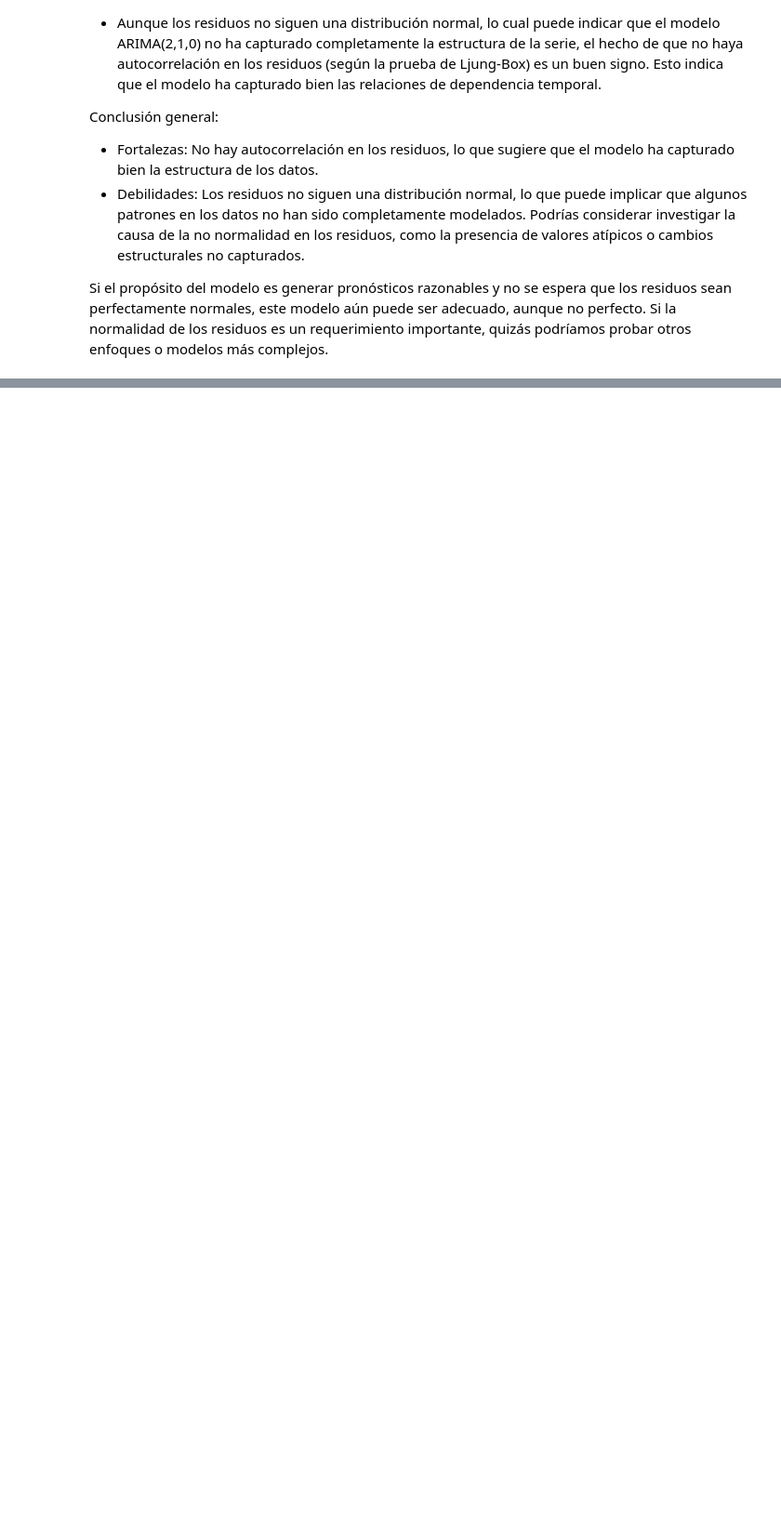
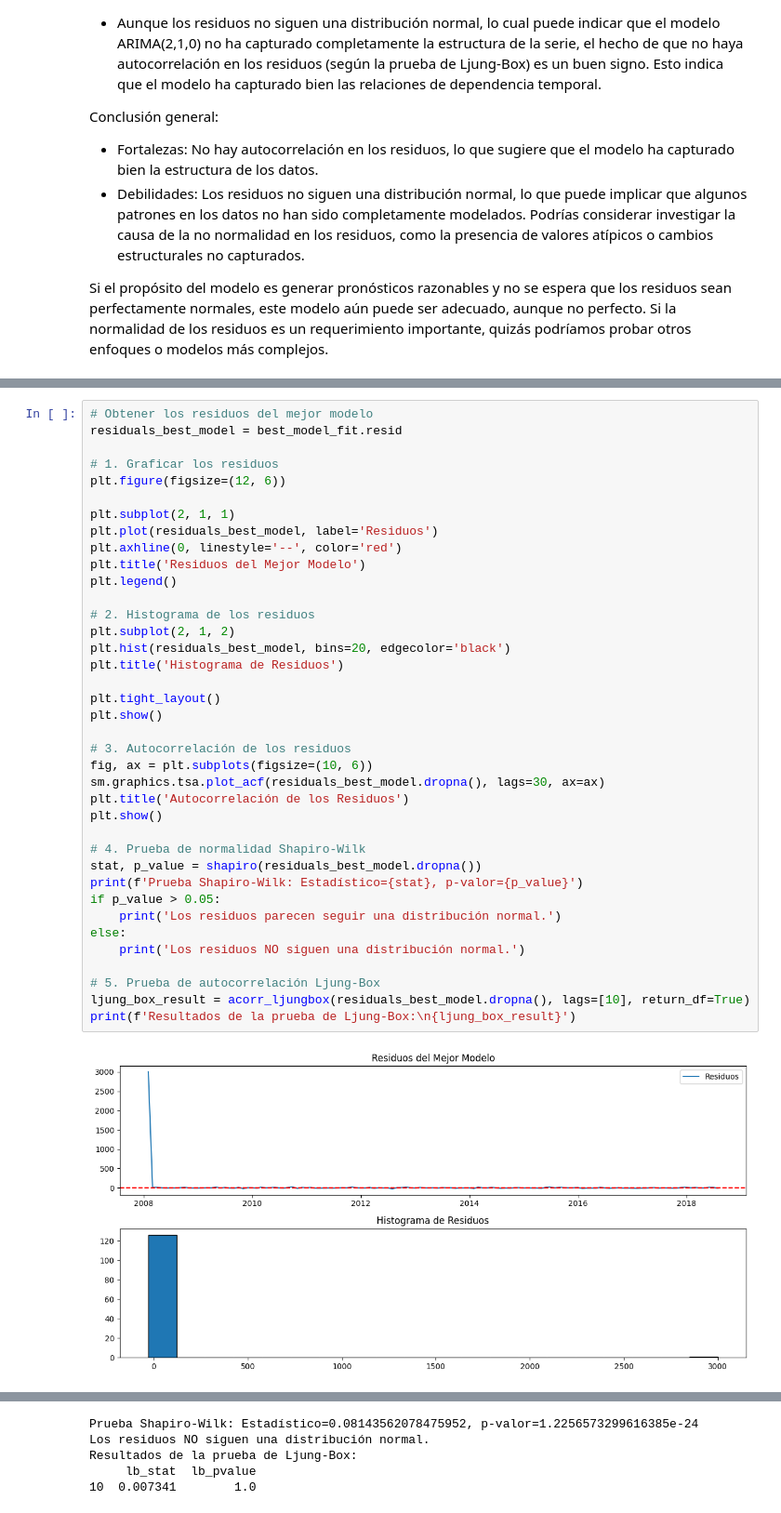
Before and after one commit to alfa7g7/Fundamentos-analitica-II, a Jupyter notebook: UNIDAD I/Clase 4/Daniel-Fabian-Parcial-practico.ipynb, the cells around one changed output, grey strips where cells are left out. Shown at 93% size. Drawn from its saved outputs; the diff is of its cells as text; blank space fills up the shorter version.

```diff
--- a/UNIDAD I/Clase 4/Daniel-Fabian-Parcial-practico.ipynb
+++ b/UNIDAD I/Clase 4/Daniel-Fabian-Parcial-practico.ipynb
@@ -1855,0 +2156,40 @@ Si el propósito del modelo es generar pronósticos razonables y no se espera qu
+# %%
+# Obtener los residuos del mejor modelo
+residuals_best_model = best_model_fit.resid
+
+# 1. Graficar los residuos
+plt.figure(figsize=(12, 6))
+
+plt.subplot(2, 1, 1)
+plt.plot(residuals_best_model, label='Residuos')
+plt.axhline(0, linestyle='--', color='red')
+plt.title('Residuos del Mejor Modelo')
+plt.legend()
+
+# 2. Histograma de los residuos
+plt.subplot(2, 1, 2)
+plt.hist(residuals_best_model, bins=20, edgecolor='black')
+plt.title('Histograma de Residuos')
+
+plt.tight_layout()
+plt.show()
+
+# 3. Autocorrelación de los residuos
+fig, ax = plt.subplots(figsize=(10, 6))
+sm.graphics.tsa.plot_acf(residuals_best_model.dropna(), lags=30, ax=ax)
+plt.title('Autocorrelación de los Residuos')
+plt.show()
+
+# 4. Prueba de normalidad Shapiro-Wilk
+stat, p_value = shapiro(residuals_best_model.dropna())
+print(f'Prueba Shapiro-Wilk: Estadístico={stat}, p-valor={p_value}')
+if p_value > 0.05:
+    print('Los residuos parecen seguir una distribución normal.')
+else:
+    print('Los residuos NO siguen una distribución normal.')
+
+# 5. Prueba de autocorrelación Ljung-Box
+ljung_box_result = acorr_ljungbox(residuals_best_model.dropna(), lags=[10], return_df=True)
+print(f'Resultados de la prueba de Ljung-Box:\n{ljung_box_result}')
+# %% [output]
+[figure, added]
@@ -1855,0 +2197,5 @@ Si el propósito del modelo es generar pronósticos razonables y no se espera qu
+Prueba Shapiro-Wilk: Estadístico=0.08143562078475952, p-valor=1.2256573299616385e-24
+Los residuos NO siguen una distribución normal.
+Resultados de la prueba de Ljung-Box:
+     lb_stat  lb_pvalue
+10  0.007341        1.0
```
Also changed, not shown: parts of 29 cells of this notebook.
